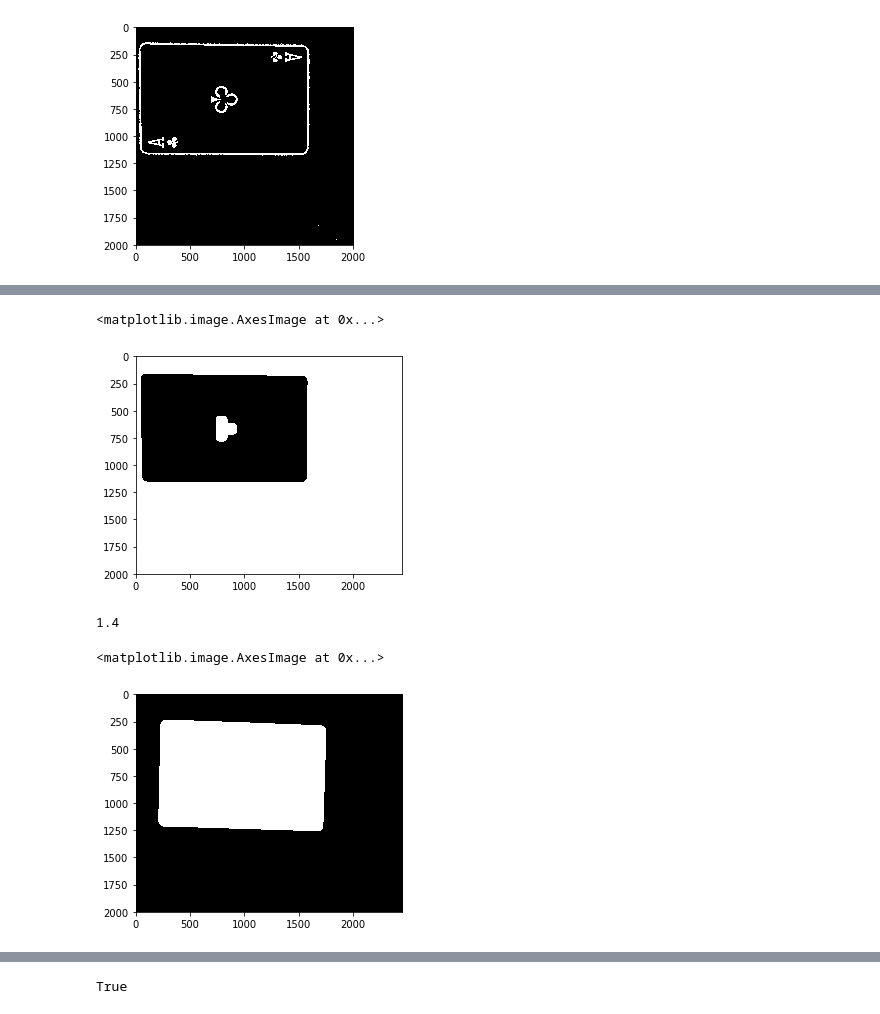
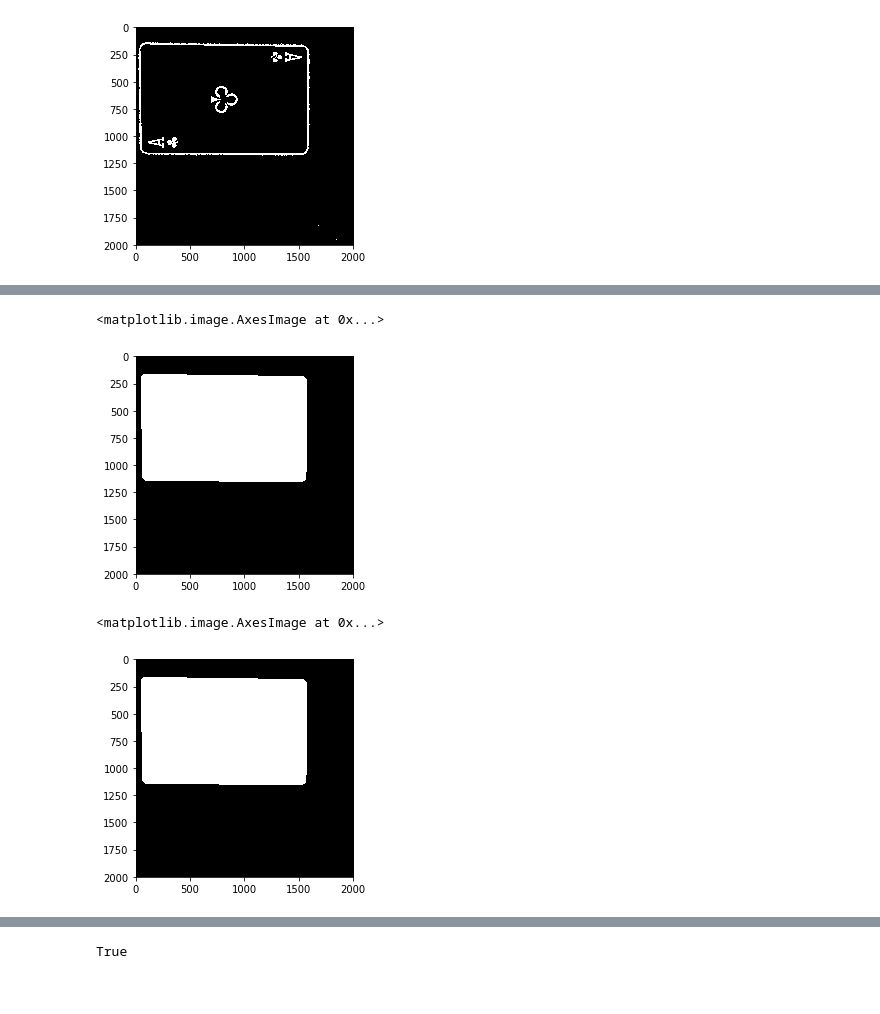
Before and after one commit to belger-dussen/playing_cards_detection, a Jupyter notebook: src/preprocess.ipynb, the cells around one changed output, grey strips where cells are left out. Saved outputs shown, nothing was run; the diff lists cells and outputs as text; code cells hidden in the pictures.

```diff
--- a/src/preprocess.ipynb
+++ b/src/preprocess.ipynb
@@ -65,17 +65,24 @@ plt.imshow(test)
+# %%
+def erase_marks(img):
+    nlabels, labels, stats, centroids = cv2.connectedComponentsWithStats(img)
+    areas = stats[:,4]
+    areas<100000
+    for i in np.argwhere(areas<100000):
+        img[labels==i] = 0
+    return img
 # %%
 erase = np.copy(thresh3)
 close_kernel = np.ones((3,3),np.uint8)
 closing = cv2.morphologyEx(erase, cv2.MORPH_CLOSE, close_kernel, iterations=10)
 
-open_kernel = np.ones((50,50),np.uint8)
-opening = cv2.morphologyEx(closing, cv2.MORPH_OPEN, open_kernel, iterations=1)
+connected = erase_marks(closing)
 
 erode_kernel = np.ones((3,3),np.uint8)
-dilation = 255 - cv2.dilate(opening, erode_kernel, iterations = 2)
-plt.imshow(opening, cmap='gray')
+dilation = 255 - cv2.dilate(connected, erode_kernel, iterations = 2)
+plt.imshow(dilation, cmap='gray')
 # %% [output]
 <matplotlib.image.AxesImage at 0x...>
-[figure, old version]
+[figure, new version]
 # %%
 def get_maxmin(img):
     # img: crop region must be 0 and else 255
@@ -125,15 +132,11 @@ def rotate_min(img):
     return angle
 # %%
 angle = rotate_min(dilation)
-# %%
-angle
-# %% [output]
-1.4
 # %%
 plt.imshow(dilation, cmap='gray')
 # %% [output]
 <matplotlib.image.AxesImage at 0x...>
-[figure, old version]
+[figure, new version]
 # %%
 plt.imshow(rotate(dilation, 1.4), cmap='gray')
 # %% [output]
```
Also changed, not shown: parts of 3 cells of this notebook, 1 other file.
